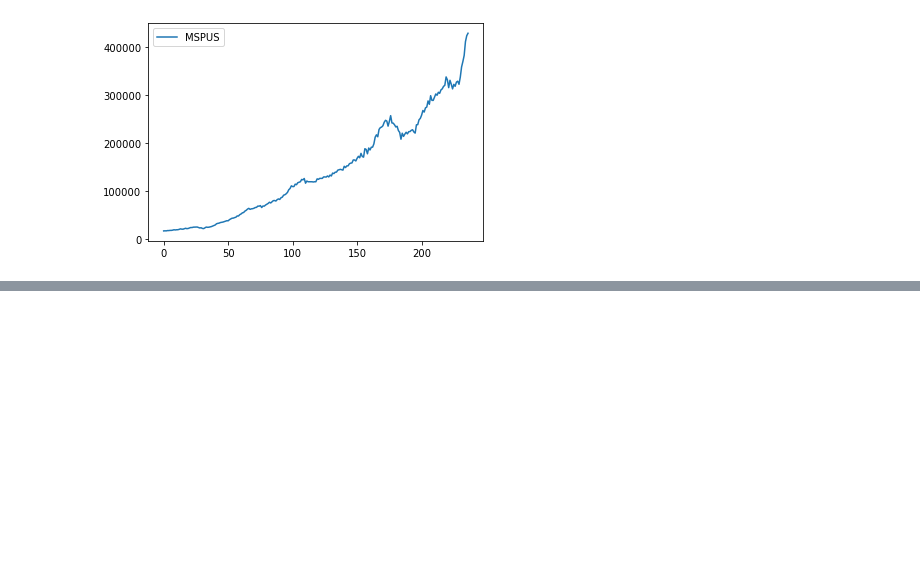
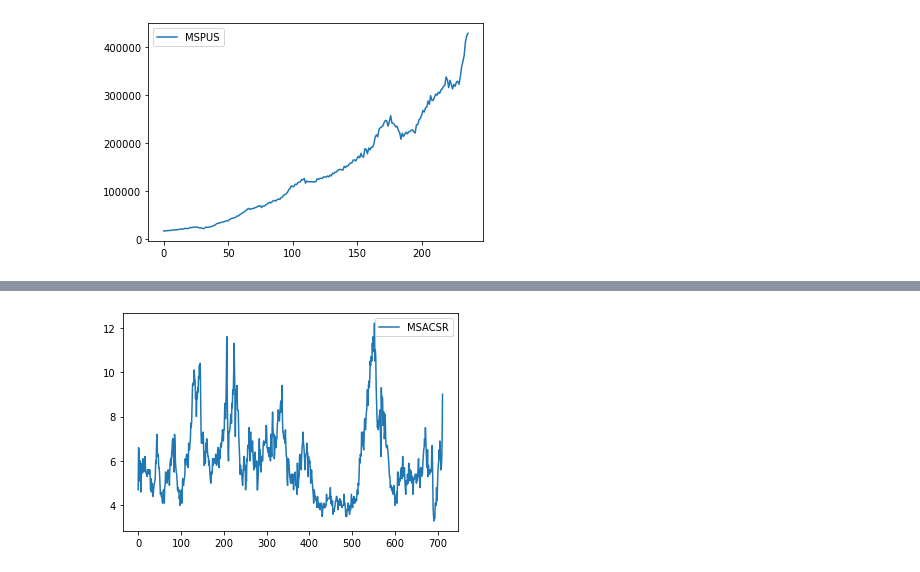
Before and after one commit to hsdistefa/mas-thesis, a Jupyter notebook: EDA.ipynb, the cells around one changed output, grey strips where cells are left out. Drawn from its saved outputs; the diff is of its cells as text; code cells hidden in the pictures; blank space fills up the shorter version.

```diff
--- a/EDA.ipynb
+++ b/EDA.ipynb
@@ -61,0 +84,5 @@ supply_df.head()
+# %%
+supply_df.plot()
+plt.show()
+# %% [output]
+[figure, added]
```
Also changed, not shown: parts of 4 cells of this notebook, 1 other file.
